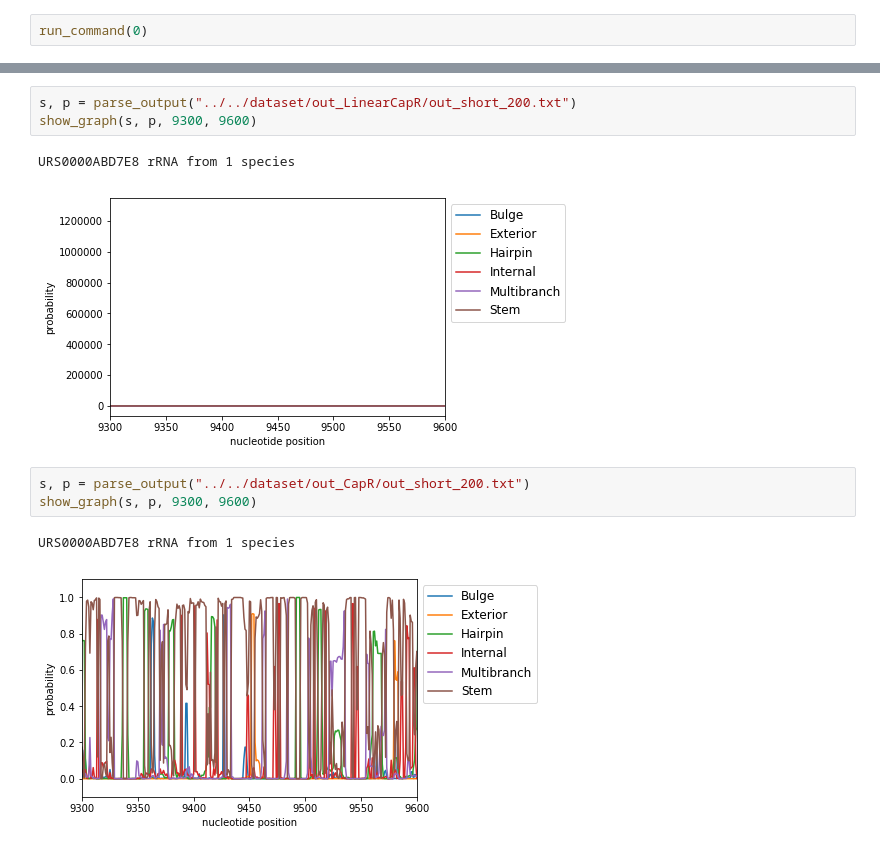
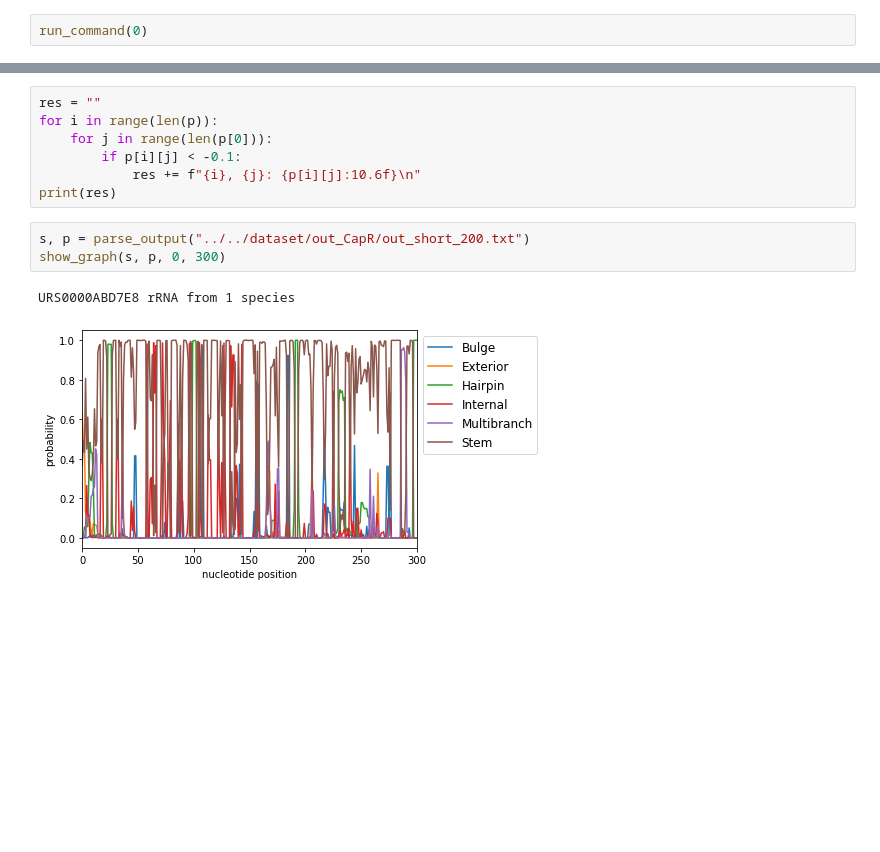
Before and after one commit to hoget157/LinearCapR, a Jupyter notebook: exp/graph.ipynb, the cells around one changed output, grey strips where cells are left out. Drawn from its saved outputs; the diff is of its cells as text; blank space fills up the shorter version.

```diff
--- a/exp/graph.ipynb
+++ b/exp/graph.ipynb
@@ -43,15 +49,16 @@ run_command(0)
+# %%
+res = ""
+for i in range(len(p)):
+	for j in range(len(p[0])):
+		if p[i][j] < -0.1:
+			res += f"{i}, {j}: {p[i][j]:10.6f}\n"
+print(res)
 # %%
-s, p = parse_output("../../dataset/out_LinearCapR/out_short_200.txt")
-show_graph(s, p, 9300, 9600)
+s, p = parse_output("../../dataset/out_CapR/out_short_200.txt")
+show_graph(s, p, 0, 300)
 # %% [output]
 URS0000ABD7E8 rRNA from 1 species
-[figure, old version]
+[figure, new version]
-# %%
-s, p = parse_output("../../dataset/out_CapR/out_short_200.txt")
-show_graph(s, p, 9300, 9600)
-# %% [output]
-URS0000ABD7E8 rRNA from 1 species
-[figure, removed]
 # %%
 beam = [5, 10, 20, 30, 40, 50, 100, 0]
 for b in beam:
```
Also changed, not shown: parts of 2 cells of this notebook, 1 other file.
